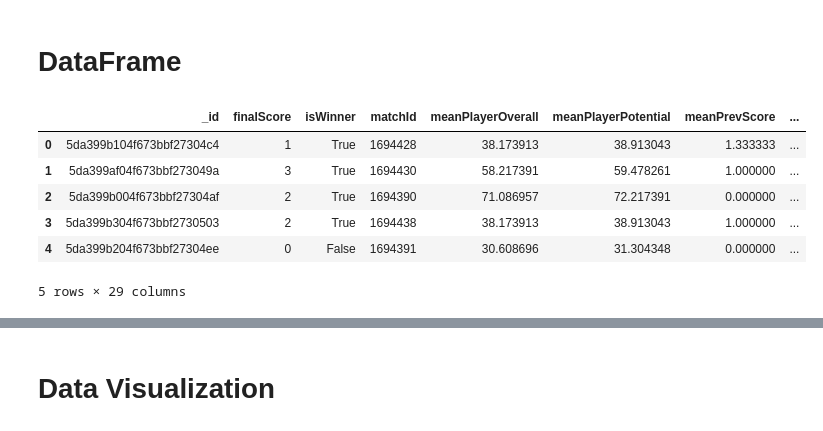
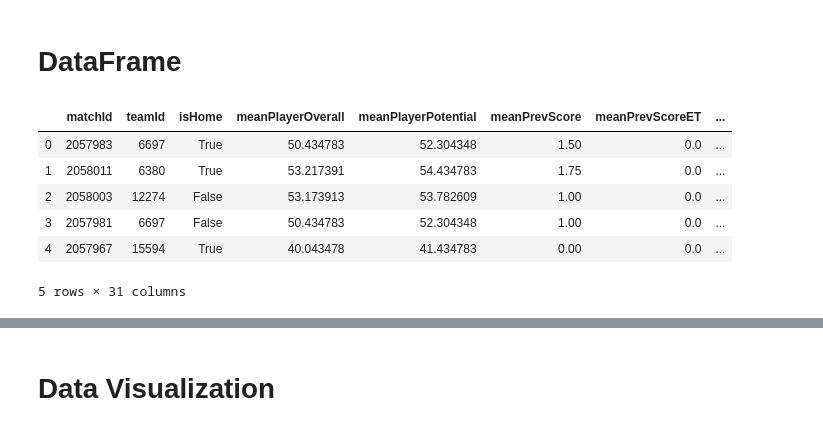
Before and after one commit to magemma/soccer-prediction, a Jupyter notebook: src/riccardo_dataVisualization.ipynb, the cells around one changed output, grey strips where cells are left out. Saved outputs shown, nothing was run; the diff lists cells and outputs as text; code cells hidden in the pictures.

```diff
--- a/src/riccardo_dataVisualization.ipynb
+++ b/src/riccardo_dataVisualization.ipynb
@@ -95,13 +23,13 @@ add_percBallInfo(results, ev_all)
 # %% [markdown]
 # DataFrame
 # %%
-res = pd.DataFrame(list(results.find()))
+res = pd.read_csv('./results.csv')
 res.head()
 # %% [output]
-|  | _id | finalScore | isWinner | matchId | meanPlayerOverall | meanPlayerPotential | meanPrevScore | ... |
-| 0 | 5da399b104f673bbf27304c4 | 1 | True | 1694428 | 38.173913 | 38.913043 | 1.333333 | ... |
-| 1 | 5da399af04f673bbf273049a | 3 | True | 1694430 | 58.217391 | 59.478261 | 1.000000 | ... |
-| 2 | 5da399b004f673bbf27304af | 2 | True | 1694390 | 71.086957 | 72.217391 | 0.000000 | ... |
-| 3 | 5da399b304f673bbf2730503 | 2 | True | 1694438 | 38.173913 | 38.913043 | 1.000000 | ... |
-| 4 | 5da399b204f673bbf27304ee | 0 | False | 1694391 | 30.608696 | 31.304348 | 0.000000 | ... |
+|  | matchId | teamId | isHome | meanPlayerOverall | meanPlayerPotential | meanPrevScore | meanPrevScoreET | ... |
+| 0 | 2057983 | 6697 | True | 50.434783 | 52.304348 | 1.50 | 0.0 | ... |
+| 1 | 2058011 | 6380 | True | 53.217391 | 54.434783 | 1.75 | 0.0 | ... |
+| 2 | 2058003 | 12274 | False | 53.173913 | 53.782609 | 1.00 | 0.0 | ... |
+| 3 | 2057981 | 6697 | False | 50.434783 | 52.304348 | 1.00 | 0.0 | ... |
+| 4 | 2057967 | 15594 | True | 40.043478 | 41.434783 | 0.00 | 0.0 | ... |
-5 rows × 29 columns
+5 rows × 31 columns
```
Also changed, not shown: parts of 44 cells of this notebook, 2 other files.
